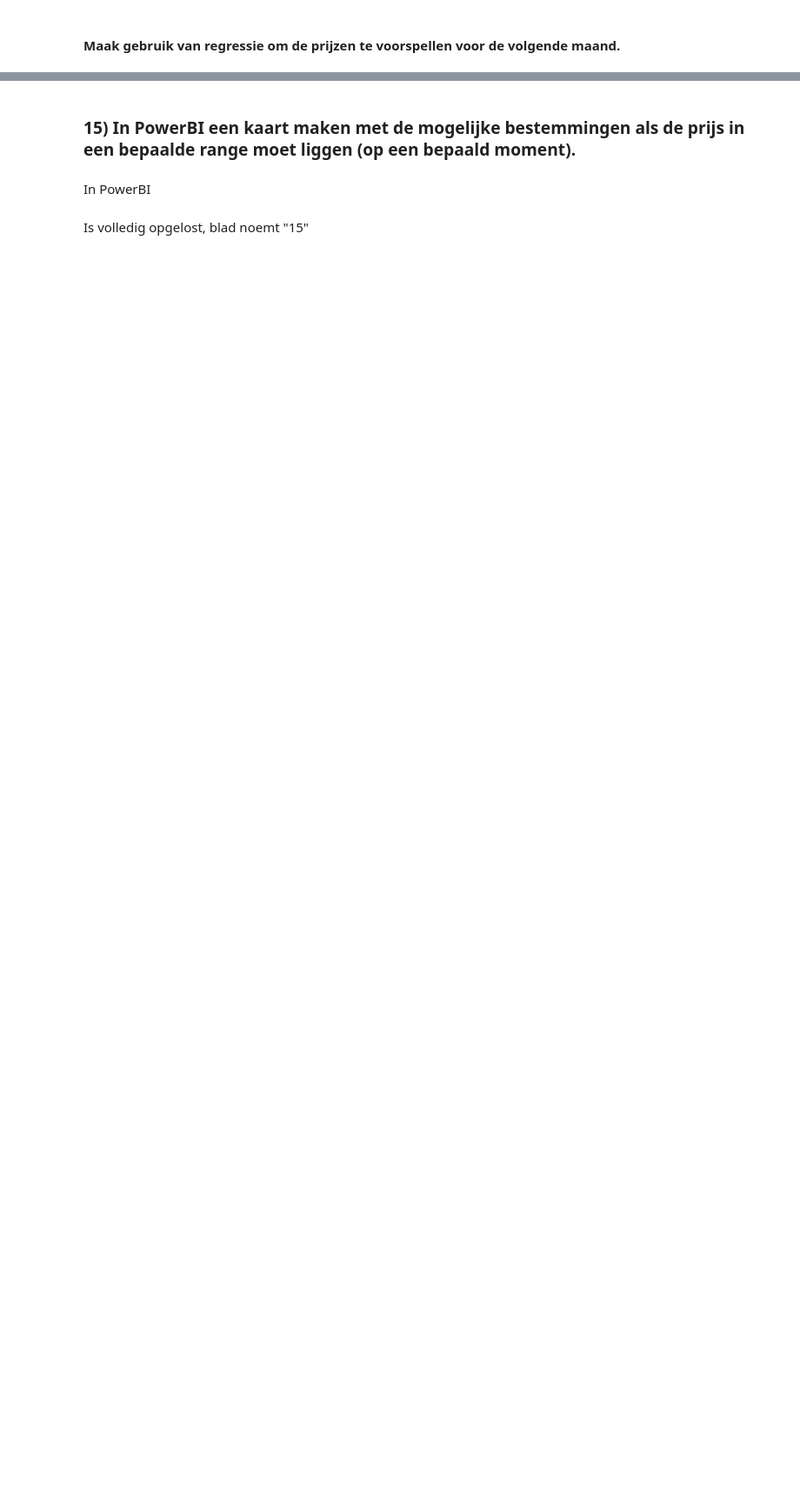
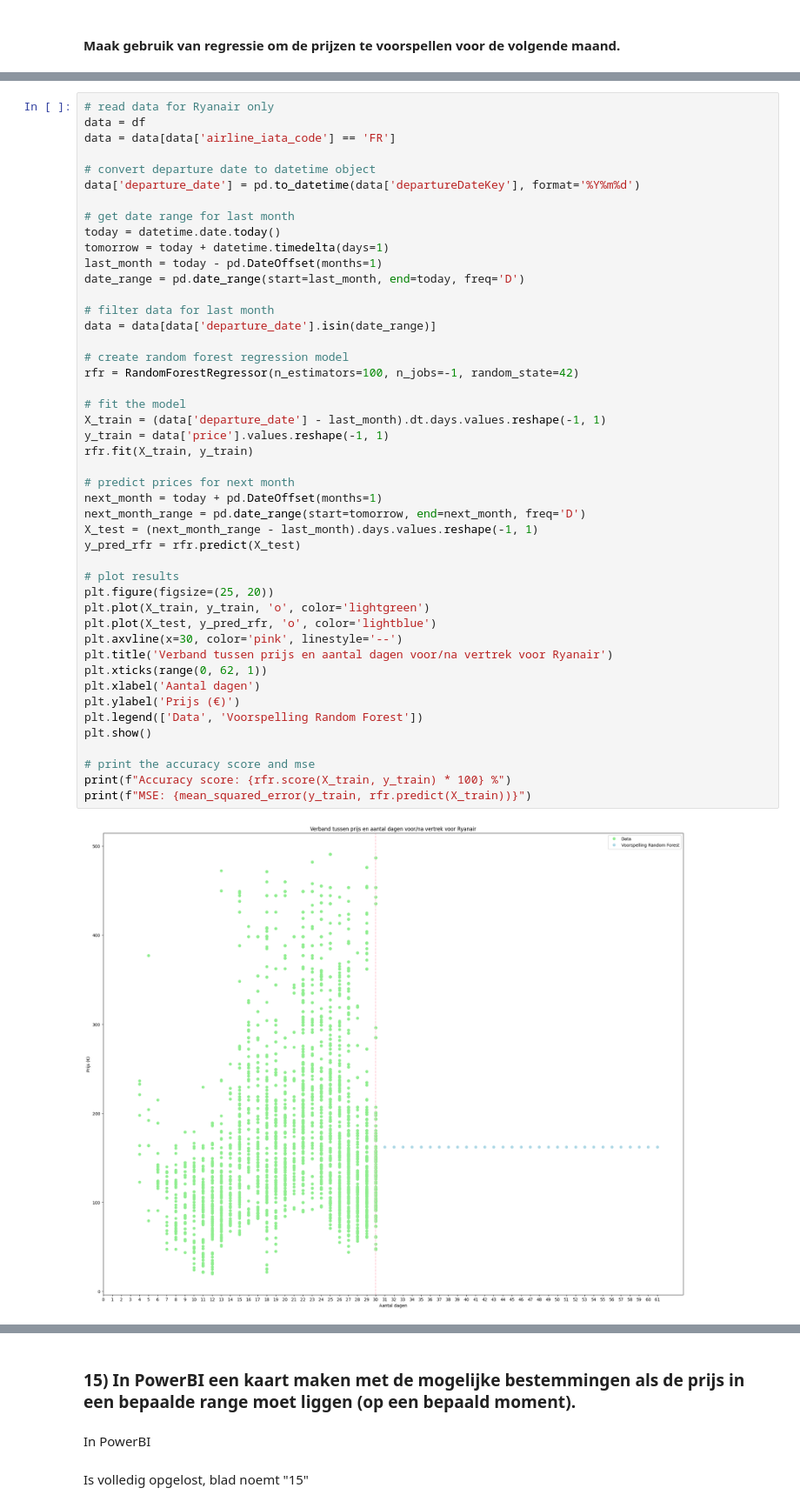
Before and after one commit to kyanamarckx/Data-Engineering-Project, a Jupyter notebook: analyse/analyse.ipynb, the cells around one changed output, grey strips where cells are left out. Shown at 87% size. Drawn from its saved outputs; the diff is of its cells as text; blank space fills up the shorter version.

```diff
--- a/analyse/analyse.ipynb
+++ b/analyse/analyse.ipynb
@@ -485,0 +811,48 @@ Accuracy score: 0.026790939903053368
+# %%
+# read data for Ryanair only
+data = df
+data = data[data['airline_iata_code'] == 'FR']
+
+# convert departure date to datetime object
+data['departure_date'] = pd.to_datetime(data['departureDateKey'], format='%Y%m%d')
+
+# get date range for last month
+today = datetime.date.today()
+tomorrow = today + datetime.timedelta(days=1)
+last_month = today - pd.DateOffset(months=1)
+date_range = pd.date_range(start=last_month, end=today, freq='D')
+
+# filter data for last month
+data = data[data['departure_date'].isin(date_range)]
+
+# create random forest regression model
+rfr = RandomForestRegressor(n_estimators=100, n_jobs=-1, random_state=42)
+
+# fit the model
+X_train = (data['departure_date'] - last_month).dt.days.values.reshape(-1, 1)
+y_train = data['price'].values.reshape(-1, 1)
+rfr.fit(X_train, y_train)
+
+# predict prices for next month
+next_month = today + pd.DateOffset(months=1)
+next_month_range = pd.date_range(start=tomorrow, end=next_month, freq='D')
+X_test = (next_month_range - last_month).days.values.reshape(-1, 1)
+y_pred_rfr = rfr.predict(X_test)
+
+# plot results
+plt.figure(figsize=(25, 20))
+plt.plot(X_train, y_train, 'o', color='lightgreen')
+plt.plot(X_test, y_pred_rfr, 'o', color='lightblue')
+plt.axvline(x=30, color='pink', linestyle='--')
+plt.title('Verband tussen prijs en aantal dagen voor/na vertrek voor Ryanair')
+plt.xticks(range(0, 62, 1))
+plt.xlabel('Aantal dagen')
+plt.ylabel('Prijs (€)')
+plt.legend(['Data', 'Voorspelling Random Forest'])
+plt.show()
+
+# print the accuracy score and mse
+print(f"Accuracy score: {rfr.score(X_train, y_train) * 100} %")
+print(f"MSE: {mean_squared_error(y_train, rfr.predict(X_train))}")
+# %% [output]
+[figure, added]
```
Also changed, not shown: parts of 34 cells of this notebook, 3 other files.
